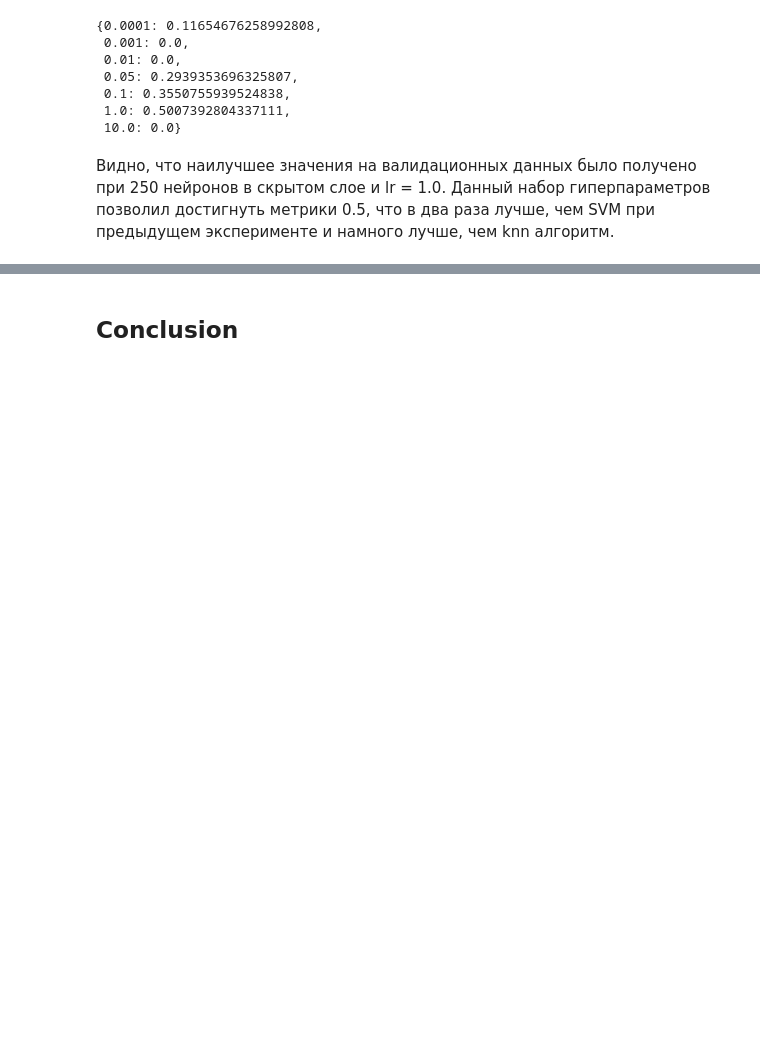
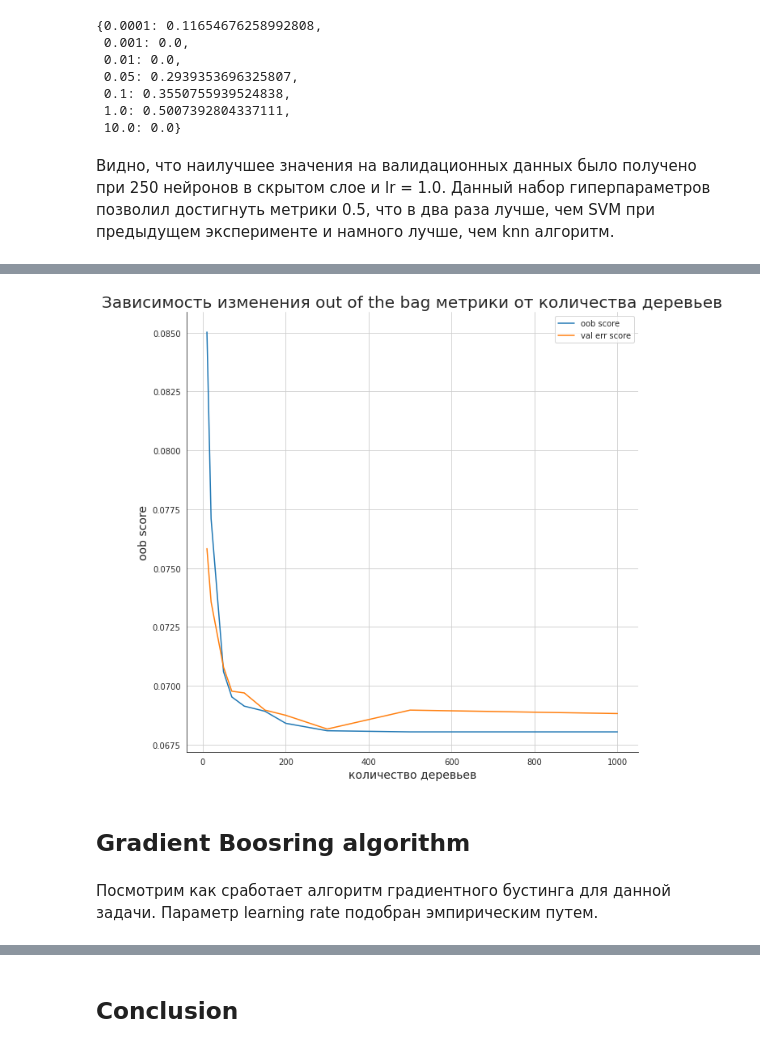
Before and after one commit to kirillProkofiev/ML_homework, a Jupyter notebook: HR_analysis.ipynb, the cells around one changed output, grey strips where cells are left out. Drawn from its saved outputs; the diff is of its cells as text; code cells hidden in the pictures; blank space fills up the shorter version.

```diff
--- a/HR_analysis.ipynb
+++ b/HR_analysis.ipynb
@@ -1063,0 +1208,16 @@ final_val_score
+# %%
+plt.figure(figsize=(10,10))
+plt.plot(n_trees, 1 - np.array(oob_store), label='oob score')
+plt.plot(n_trees, err_store_val, label='val err score')
+plt.title('Зависимость изменения out of the bag метрики от количества деревьев', fontsize=20)
+plt.xlabel('количество деревьев', fontsize=14)
+plt.ylabel('oob score', fontsize=14)
+sns.despine()
+plt.grid(True)
+plt.legend();
+# %% [output]
+[figure, added]
+# %% [markdown]
+## Gradient Boosring algorithm
+# %% [markdown]
+Посмотрим как сработает алгоритм градиентного бустинга для данной задачи. Параметр learning rate подобран эмпирическим путем.
```
Also changed, not shown: parts of 56 cells of this notebook.
